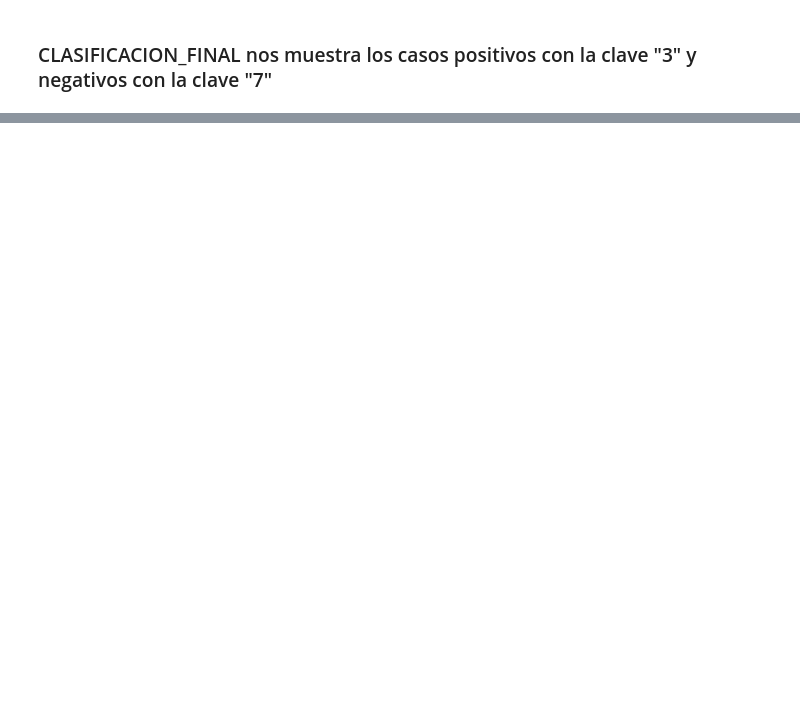
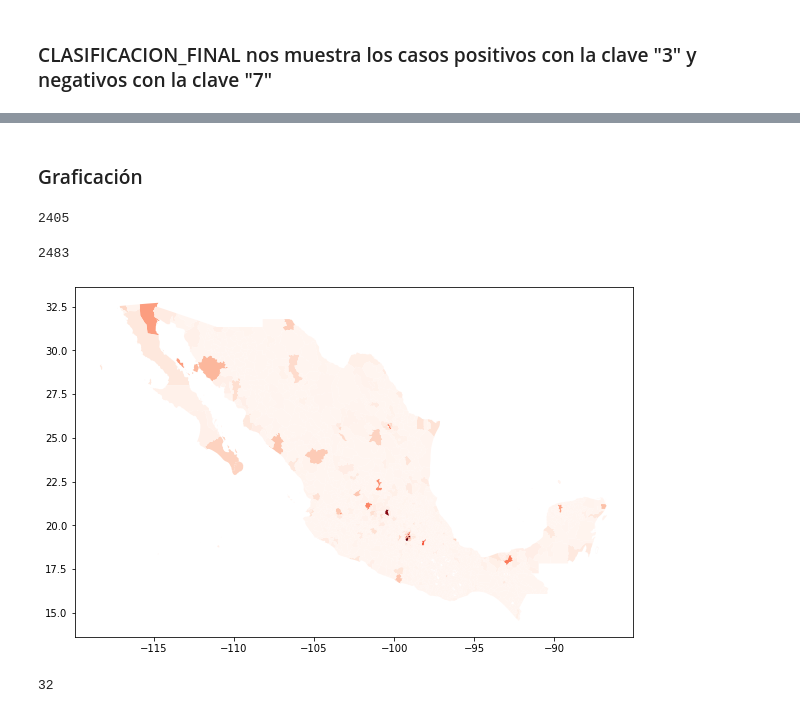
Before and after one commit to EGLL69247/COVID-V2, a Jupyter notebook: COVID.ipynb, the cells around one changed output, grey strips where cells are left out. Saved outputs shown, nothing was run; the diff lists cells and outputs as text; code cells hidden in the pictures; blank space fills up the shorter version.

```diff
--- a/COVID.ipynb
+++ b/COVID.ipynb
@@ -252,0 +246,20 @@ gpd.GeoDataFrame(abr)
+# %% [markdown]
+### Graficación
+# %%
+pos= gpd.GeoDataFrame(pd.merge(pos,mu,on= 'mrg'))
+# %%
+len(pos)
+# %% [output]
+2405
+# %%
+len(mu)
+# %% [output]
+2483
+# %%
+pos.plot('cnt',figsize=(10,10),cmap='Reds',vmin= 0, vmax=max(pos.cnt));
+# %% [output]
+[figure, added]
+# %%
+len(mun[['CVE_ENT','NOM_ENT']].drop_duplicates())
+# %% [output]
+32
```
Also changed, not shown: parts of 19 cells of this notebook.
